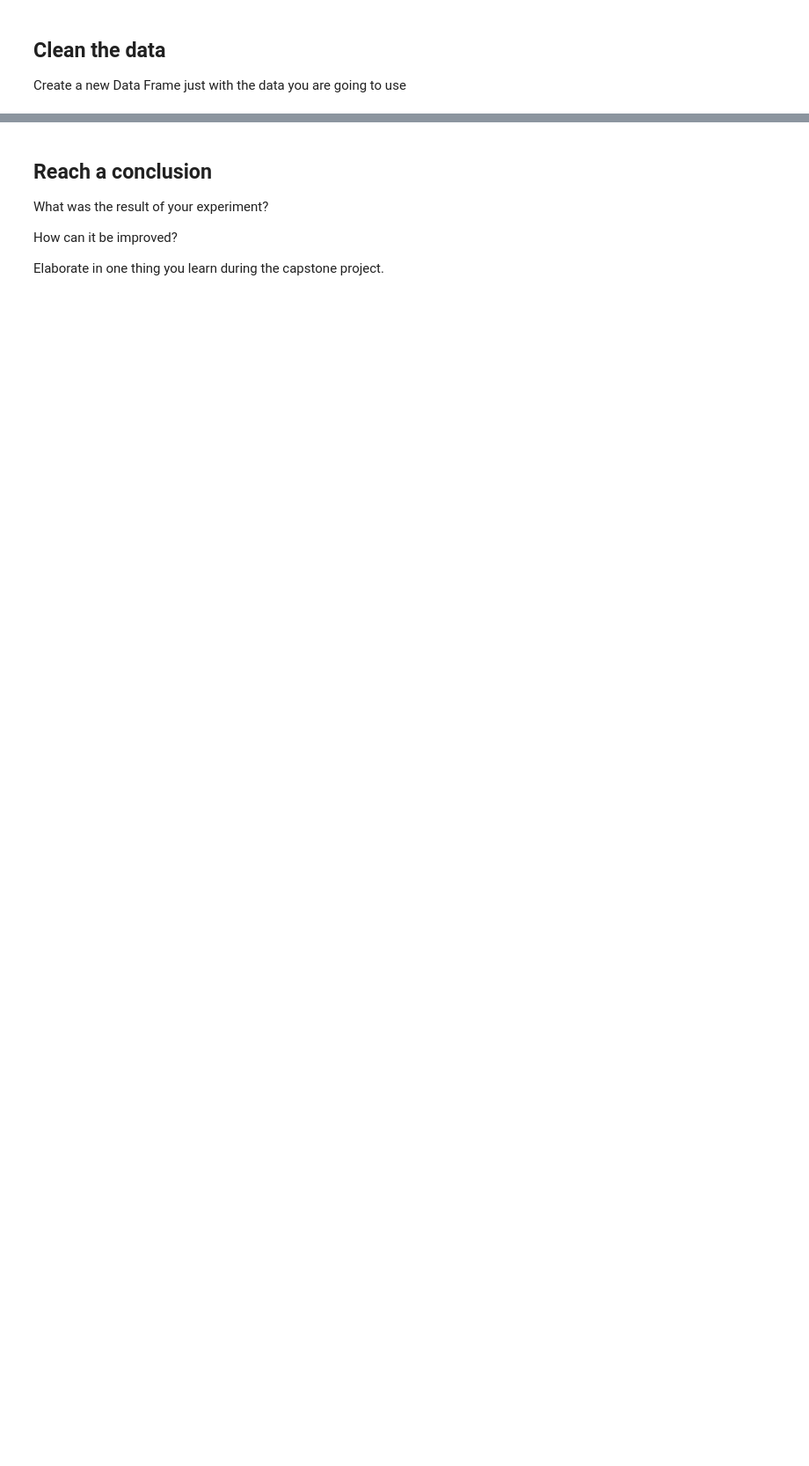
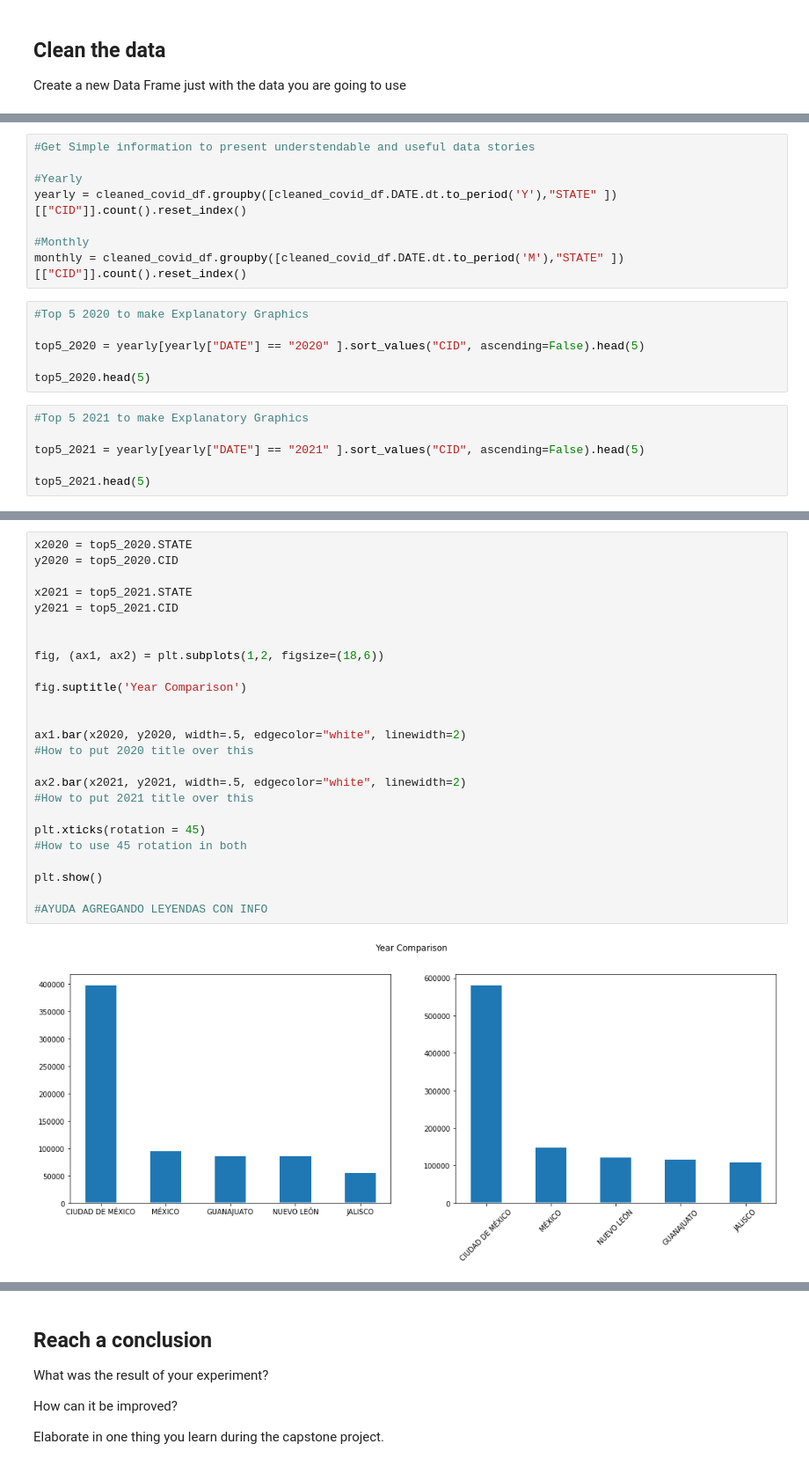
Before and after one commit to axeldelat/capstone, a Jupyter notebook: capstone.ipynb, the cells around one changed output, grey strips where cells are left out. Shown at 88% size. Saved outputs shown, nothing was run; the diff lists cells and outputs as text; blank space fills up the shorter version.

Commit message:
presentation draft

```diff
--- a/capstone.ipynb
+++ b/capstone.ipynb
@@ -139,0 +210,20 @@ df.plot()
+# %%
+#Get Simple information to present understendable and useful data stories
+
+#Yearly
+yearly = cleaned_covid_df.groupby([cleaned_covid_df.DATE.dt.to_period('Y'),"STATE" ])[["CID"]].count().reset_index()
+
+#Monthly
+monthly = cleaned_covid_df.groupby([cleaned_covid_df.DATE.dt.to_period('M'),"STATE" ])[["CID"]].count().reset_index()
+# %%
+#Top 5 2020 to make Explanatory Graphics
+
+top5_2020 = yearly[yearly["DATE"] == "2020" ].sort_values("CID", ascending=False).head(5)
+
+top5_2020.head(5)
+# %%
+#Top 5 2021 to make Explanatory Graphics
+
+top5_2021 = yearly[yearly["DATE"] == "2021" ].sort_values("CID", ascending=False).head(5)
+
+top5_2021.head(5)
@@ -139,0 +245,27 @@ df.plot()
+# %%
+x2020 = top5_2020.STATE
+y2020 = top5_2020.CID
+
+x2021 = top5_2021.STATE
+y2021 = top5_2021.CID
+
+
+fig, (ax1, ax2) = plt.subplots(1,2, figsize=(18,6))
+
+fig.suptitle('Year Comparison')
+
+
+ax1.bar(x2020, y2020, width=.5, edgecolor="white", linewidth=2)
+#How to put 2020 title over this
+
+ax2.bar(x2021, y2021, width=.5, edgecolor="white", linewidth=2)
+#How to put 2021 title over this
+
+plt.xticks(rotation = 45)
+#How to use 45 rotation in both
+
+plt.show()
+
+#AYUDA AGREGANDO LEYENDAS CON INFO
+# %% [output]
+[figure, added]
```
Also changed, not shown: parts of 27 cells of this notebook, 1 other file.
